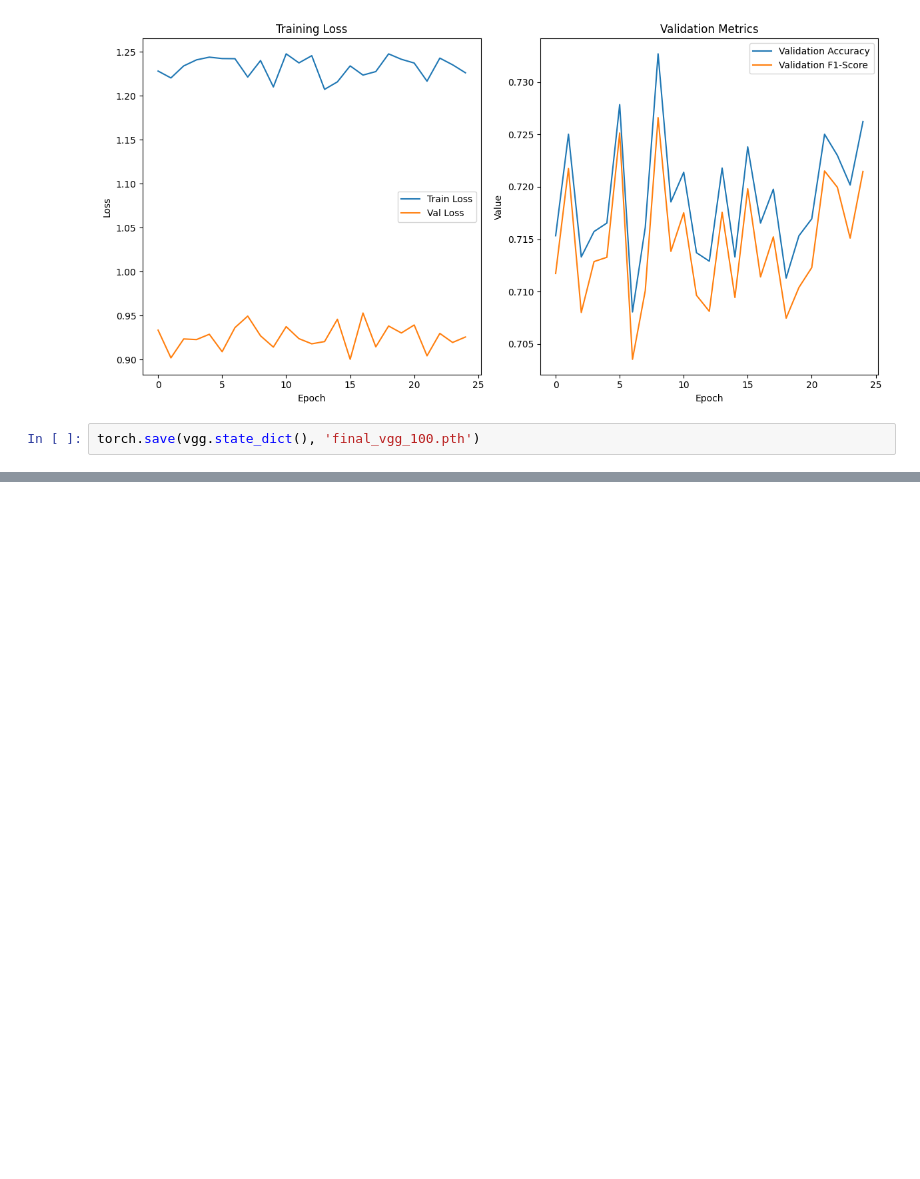
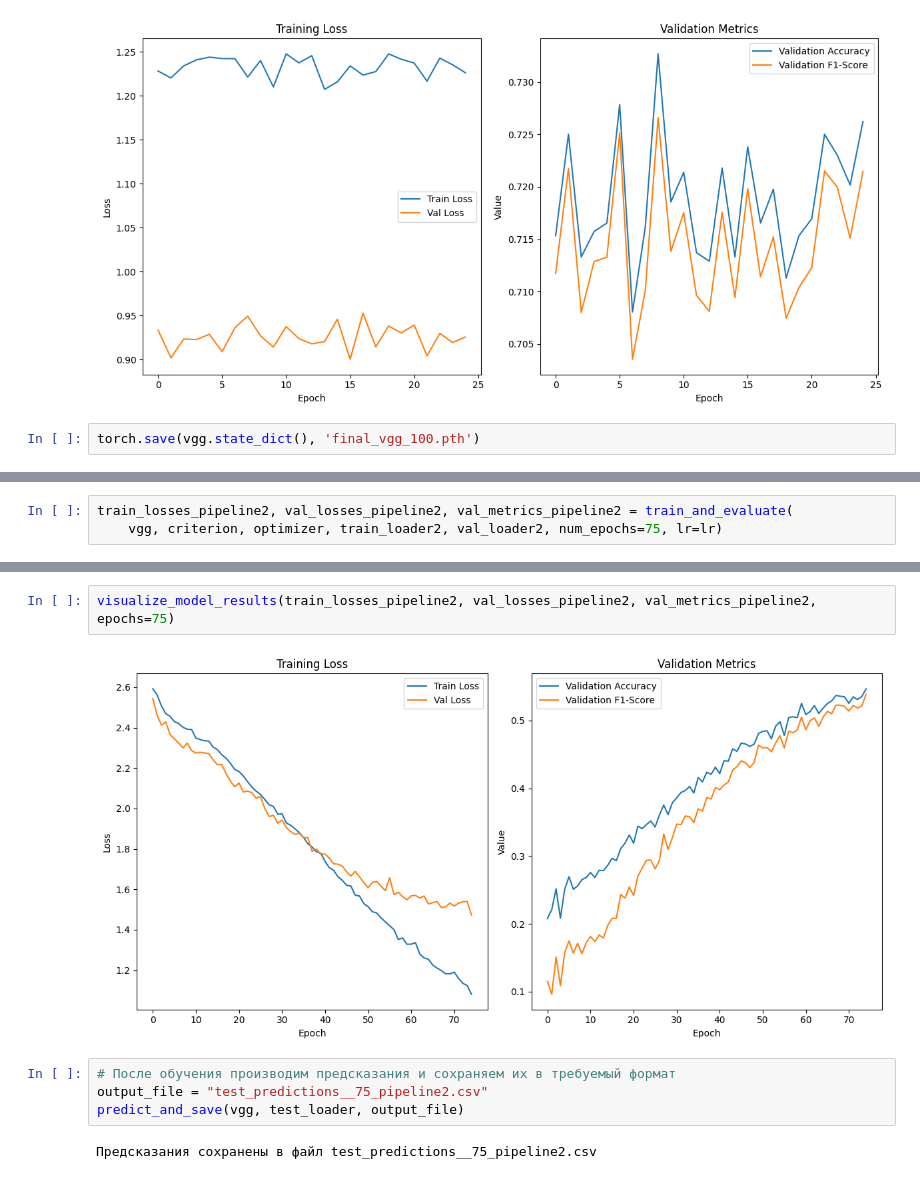
Before and after one commit to DertyuGameDev/ML-Project, a Jupyter notebook: Models/VGG/VGG.ipynb, the cells around one changed output, grey strips where cells are left out. Saved outputs shown, nothing was run; the diff lists cells and outputs as text; blank space fills up the shorter version.

```diff
--- a/Models/VGG/VGG.ipynb
+++ b/Models/VGG/VGG.ipynb
@@ -557,0 +825,3 @@ torch.save(vgg.state_dict(), 'final_vgg_100.pth')
+# %%
+train_losses_pipeline2, val_losses_pipeline2, val_metrics_pipeline2 = train_and_evaluate(
+    vgg, criterion, optimizer, train_loader2, val_loader2, num_epochs=75, lr=lr)
@@ -557,0 +842,10 @@ torch.save(vgg.state_dict(), 'final_vgg_100.pth')
+# %%
+visualize_model_results(train_losses_pipeline2, val_losses_pipeline2, val_metrics_pipeline2, epochs=75)
+# %% [output]
+[figure, added]
+# %%
+# После обучения производим предсказания и сохраняем их в требуемый формат
+output_file = "test_predictions__75_pipeline2.csv"
+predict_and_save(vgg, test_loader, output_file)
+# %% [output]
+Предсказания сохранены в файл test_predictions__75_pipeline2.csv
```
Also changed, not shown: parts of 40 cells of this notebook, 4 other files.
